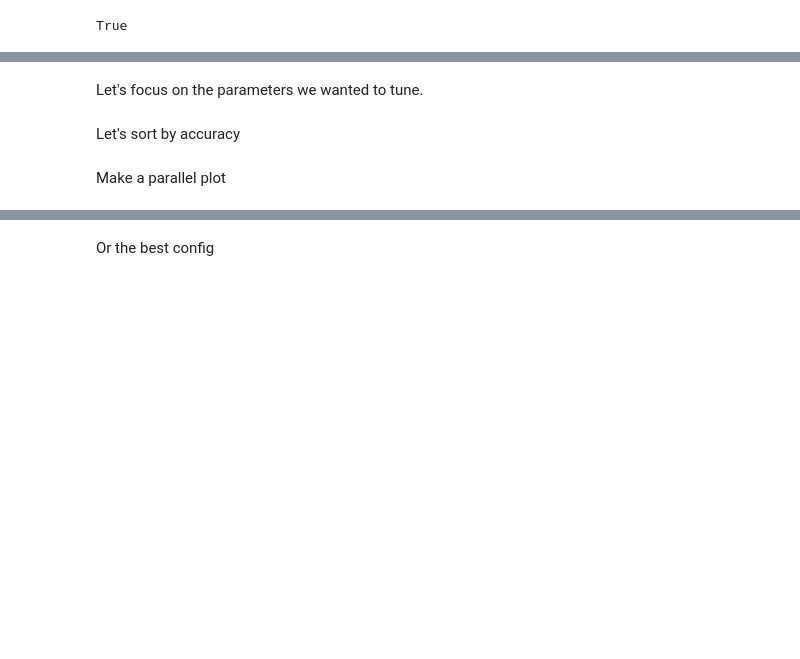
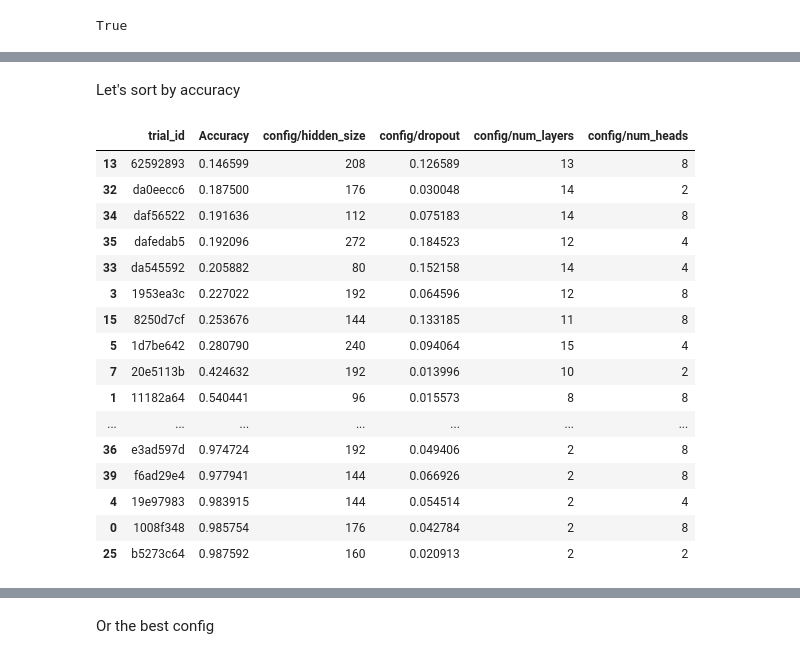
Before and after one commit to raoulg/ML22-tentamen, a Jupyter notebook: dev/notebooks/ray_results.ipynb, the cells around one changed output, grey strips where cells are left out. Saved outputs shown, nothing was run; the diff lists cells and outputs as text; code cells hidden in the pictures; blank space fills up the shorter version.

```diff
--- a/dev/notebooks/ray_results.ipynb
+++ b/dev/notebooks/ray_results.ipynb
@@ -44,6 +31,4 @@ Index(['iterations', 'train_loss', 'test_loss', 'Accuracy', 'time_this_iter_s',
       dtype='object')
-# %% [markdown]
-Let's focus on the parameters we wanted to tune.
 # %%
 import plotly.express as px
 
@@ -54,7 +39,25 @@ p = plot[select].reset_index().dropna()
 Let's sort by accuracy
 # %%
 p.sort_values("Accuracy", inplace=True)
+
+p
+# %% [output]
+|  | trial_id | Accuracy | config/hidden_size | config/dropout | config/num_layers | config/num_heads |
+| 13 | 62592893 | 0.146599 | 208 | 0.126589 | 13 | 8 |
+| 32 | da0eecc6 | 0.187500 | 176 | 0.030048 | 14 | 2 |
+| 34 | daf56522 | 0.191636 | 112 | 0.075183 | 14 | 8 |
+| 35 | dafedab5 | 0.192096 | 272 | 0.184523 | 12 | 4 |
+| 33 | da545592 | 0.205882 | 80 | 0.152158 | 14 | 4 |
+| 3 | 1953ea3c | 0.227022 | 192 | 0.064596 | 12 | 8 |
+| 15 | 8250d7cf | 0.253676 | 144 | 0.133185 | 11 | 8 |
+| 5 | 1d7be642 | 0.280790 | 240 | 0.094064 | 15 | 4 |
+| 7 | 20e5113b | 0.424632 | 192 | 0.013996 | 10 | 2 |
+| 1 | 11182a64 | 0.540441 | 96 | 0.015573 | 8 | 8 |
+| ... | ... | ... | ... | ... | ... | ... |
+| 36 | e3ad597d | 0.974724 | 192 | 0.049406 | 2 | 8 |
+| 39 | f6ad29e4 | 0.977941 | 144 | 0.066926 | 2 | 8 |
+| 4 | 19e97983 | 0.983915 | 144 | 0.054514 | 2 | 4 |
+| 0 | 1008f348 | 0.985754 | 176 | 0.042784 | 2 | 8 |
+| 25 | b5273c64 | 0.987592 | 160 | 0.020913 | 2 | 2 |
-# %% [markdown]
-Make a parallel plot
 # %%
 px.parallel_coordinates(p, color="Accuracy")
```
Also changed, not shown: parts of 15 cells of this notebook, 12 other files.
